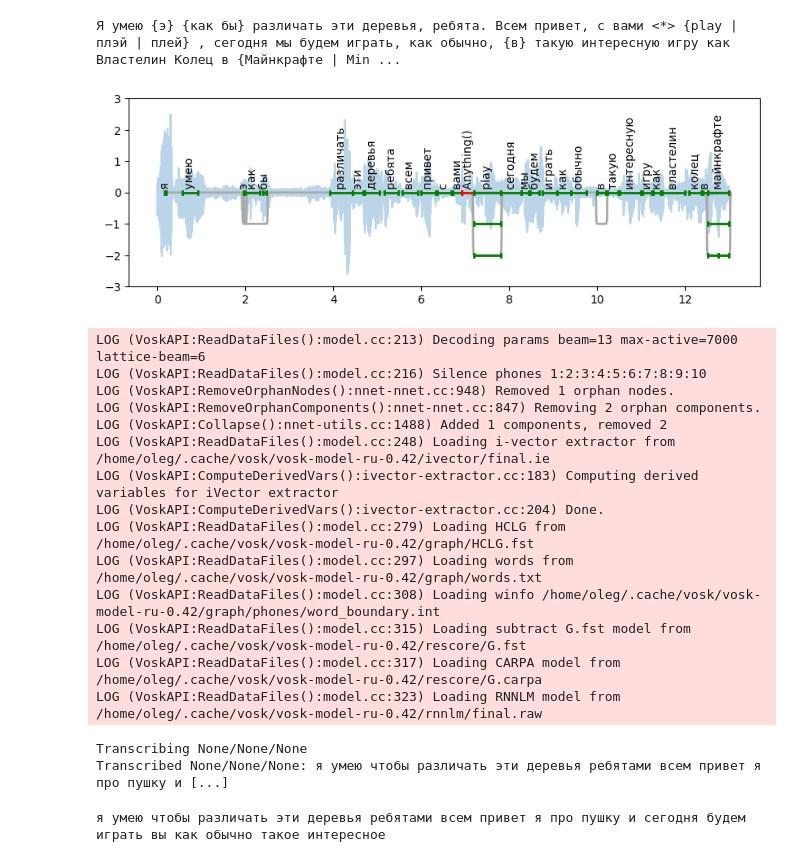
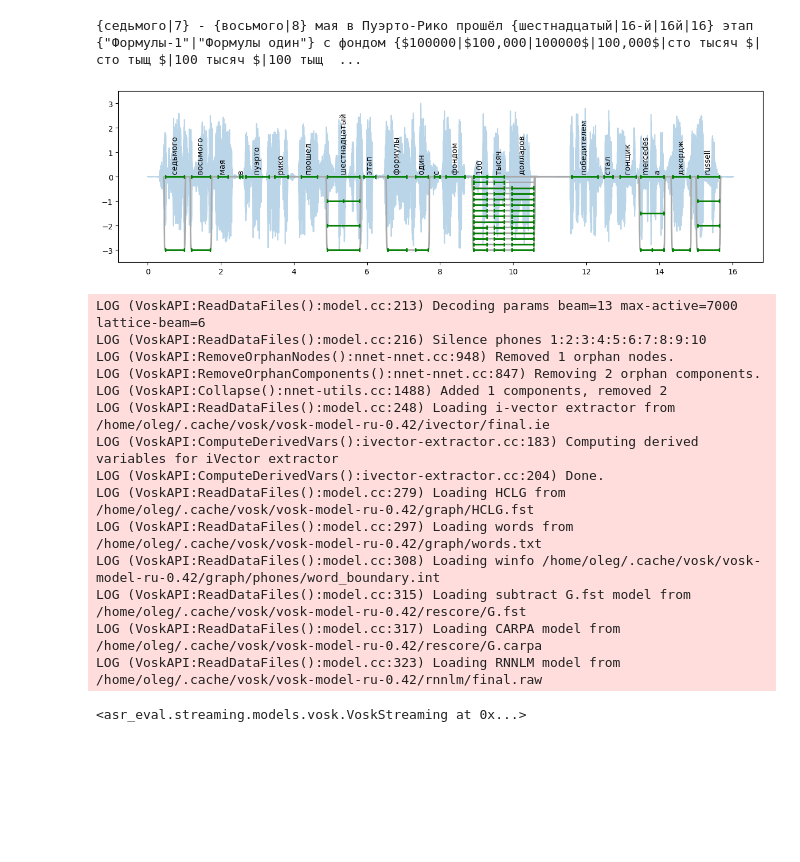
Before and after one commit to SibNN/asr_eval, a Jupyter notebook: notebooks/GigaAM timings.ipynb, the cells around one changed output. Drawn from its saved outputs; the diff is of its cells as text; code cells hidden in the pictures; blank space fills up the shorter version.

Commit message:
better algorithm for multivariant timings

```diff
--- a/notebooks/GigaAM timings.ipynb
+++ b/notebooks/GigaAM timings.ipynb
@@ -111,40 +138,22 @@ model = typing.cast(GigaAMASR, gigaam.load_model('ctc', device='cuda'))
+# %%
+waveform: npt.NDArray[np.floating] = librosa.load('tests/testdata/formula1.mp3', sr=16000)[0] # type: ignore
+# waveform += waveform[::-1] / 4
+
+text = Path('tests/testdata/formula1.txt').read_text()
 # %%
-dataset = load_from_disk('tmp/multivariate/multivariant_v1_200')
-sample = dataset[70] # type: ignore
-waveform = Resample(22050, 16000, dtype=torch.float64)(
-    torch.tensor(np.array(sample['audio']['array'])) # type: ignore
-).numpy()
-waveform = waveform[int(14.5*16_000):int(27.5*16_000)]
+tokens = parse_multivariant_string(text)
 
-# np.random.seed(0)
-# waveform += np.random.rand(len(waveform)) * 0.02 - 0.01
-
-waveform += waveform[::-1] / 4
-
-text = (
-    'Я умею {э} {как бы} различать эти деревья, ребята. Всем привет, с вами'
-    ' <*> {play | плэй | плей} , сегодня мы будем играть, как обычно, {в} такую'
-    ' интересную игру как Властелин Колец в {Майнкрафте | Minecraft | Minecraft-е} .'
-)
-
-display(Audio(waveform, rate=16000)) # type: ignore
-
-tokens = parse_multivariant_string(text)
 fill_word_timings_inplace(model, waveform, tokens)
 
 recording = Recording(transcription=text, transcription_words=tokens, waveform=waveform)
 
 print(colorize_parsed_string(text, tokens)[0])
 
-plt.figure(figsize=(10, 3)) # type: ignore
-plt.plot( # type: ignore
-    np.arange(len(waveform)) / 16_000,
-    2.5 * waveform / waveform.max(),
-    alpha=0.3,
-    zorder=-1,
-)
-draw_timed_transcription(tokens)
+plt.figure(figsize=(15, 4)) # type: ignore
 
-plt.ylim(-3, 3) # type: ignore
+plt.plot(np.arange(len(waveform)) / 16000, 3 * waveform / waveform.max(), alpha=0.3, zorder=-1) # type: ignore
+draw_timed_transcription(tokens, y_delta=-3)
+
+plt.ylim(-3.5, 3.5) # type: ignore
 plt.show() # type: ignore
 # %% [output]
@@ -152,12 +160,12 @@ plt.show() # type: ignore
-Я умею {э} {как бы} различать эти деревья, ребята. Всем привет, с вами <*> {play | плэй | плей} , сегодня мы будем играть, как обычно, {в} такую интересную игру как Властелин Колец в {Майнкрафте | Min ...
+{седьмого|7} - {восьмого|8} мая в Пуэрто-Рико прошёл {шестнадцатый|16-й|16й|16} этап {"Формулы-1"|"Формулы один"} с фондом {$100000|$100,000|100000$|100,000$|сто тысяч $|сто тыщ $|100 тысяч $|100 тыщ  ...
-[figure, old version]
+[figure, new version]
 # %%
 asr = VoskStreaming(model_name='vosk-model-ru-0.42', chunk_length_sec=0.1)
 asr.start_thread()
 
-eval = default_evaluation_pipeline(recording, asr)
+# eval = default_evaluation_pipeline(recording, asr)
 
-asr.stop_thread()
+# asr.stop_thread()
 # %% [output]
 LOG (VoskAPI:ReadDataFiles():model.cc:213) Decoding params beam=13 max-active=7000 lattice-beam=6
 LOG (VoskAPI:ReadDataFiles():model.cc:216) Silence phones 1:2:3:4:5:6:7:8:9:10
@@ -173,10 +181,5 @@ LOG (VoskAPI:ReadDataFiles():model.cc:308) Loading winfo /home/oleg/.cache/vosk/
 LOG (VoskAPI:ReadDataFiles():model.cc:315) Loading subtract G.fst model from /home/oleg/.cache/vosk/vosk-model-ru-0.42/rescore/G.fst
 LOG (VoskAPI:ReadDataFiles():model.cc:317) Loading CARPA model from /home/oleg/.cache/vosk/vosk-model-ru-0.42/rescore/G.carpa
 LOG (VoskAPI:ReadDataFiles():model.cc:323) Loading RNNLM model from /home/oleg/.cache/vosk/vosk-model-ru-0.42/rnnlm/final.raw
-Transcribing None/None/None
-Transcribed None/None/None: я умею чтобы различать эти деревья ребятами всем привет я про пушку и [...]
+<asr_eval.streaming.models.vosk.VoskStreaming at 0x...>
-# %%
-print(' '.join(str(t.value) for t in eval.partial_alignments[-1].pred))
-# %% [output]
-я умею чтобы различать эти деревья ребятами всем привет я про пушку и сегодня будем играть вы как обычно такое интересное
 # %%
```
Also changed, not shown: parts of 6 cells of this notebook, 3 other files.
